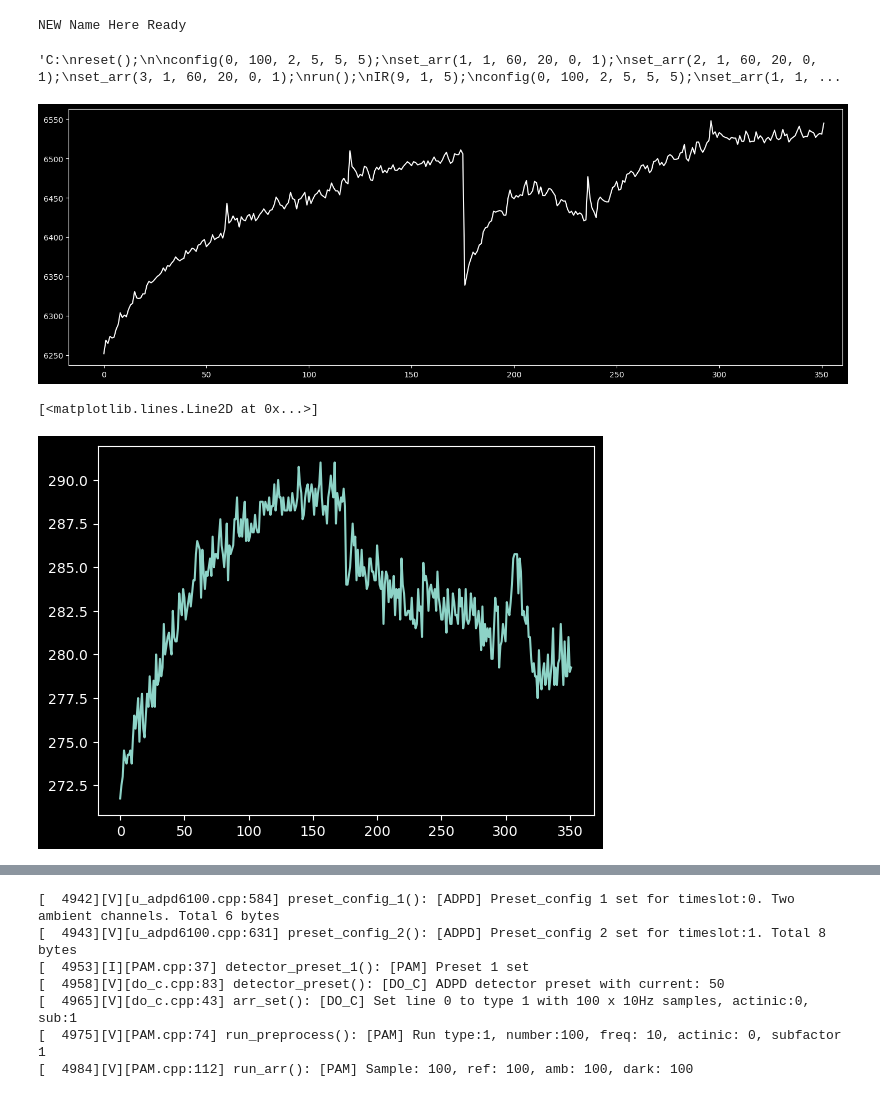
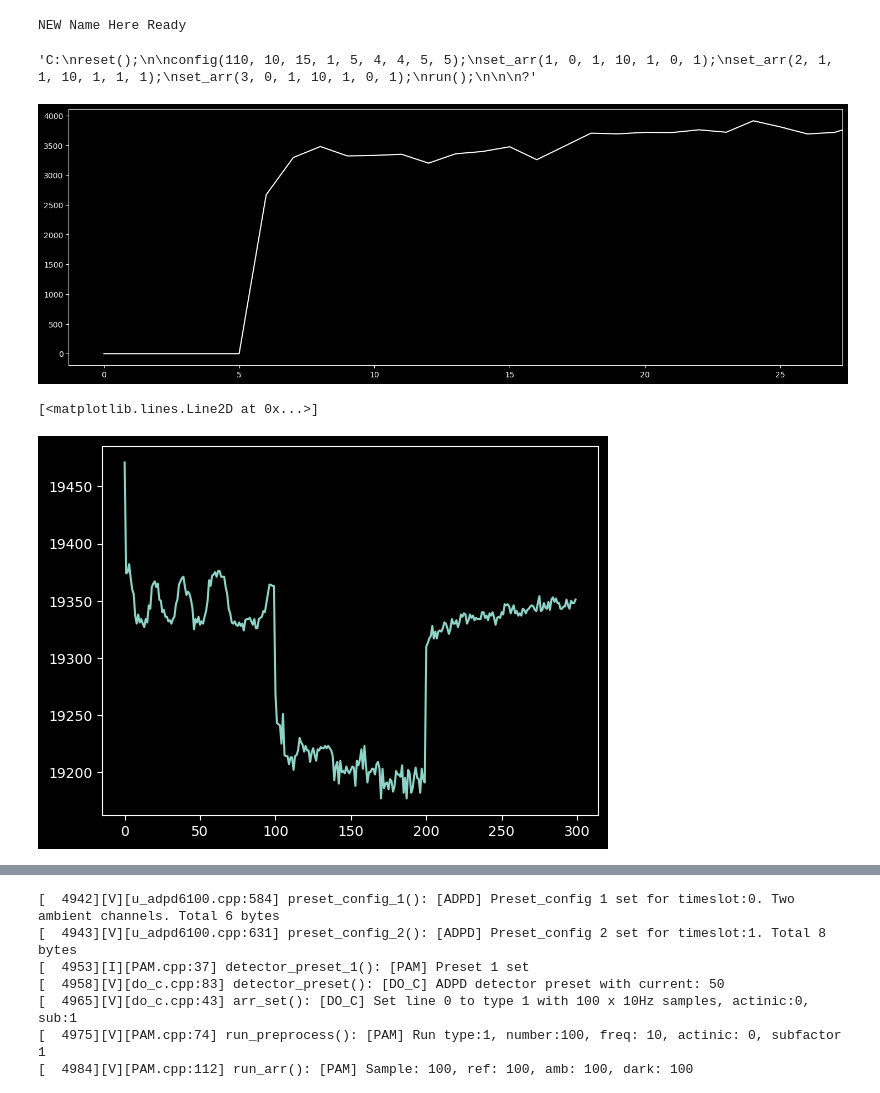
Before and after one commit to Jan-IngenHousz-Institute/ambit, a Jupyter notebook: sender.ipynb, the cells around one changed output, grey strips where cells are left out. Drawn from its saved outputs; the diff is of its cells as text; code cells hidden in the pictures.

```diff
--- a/sender.ipynb
+++ b/sender.ipynb
@@ -7,7 +7,7 @@ from IPython.display import clear_output, display
 
 plt.style.use('dark_background')
 # %%
-with serial.Serial("COM4", 115200, rtscts=False) as ser:
+with serial.Serial("/dev/tty.usbserial-54FC0365321", 115200, rtscts=False) as ser:
     ser.write(b'hello\n')
     l = ser.readline().decode()
     print(l)
@@ -17,26 +17,24 @@ NEW Name Here Ready
 cmd = '''
 reset();
 
-config(0, 100, 2, 5, 5, 5);
-set_arr(1, 1, 60, 20, 0, 1);
-set_arr(2, 1, 60, 20, 0, 1);
-set_arr(3, 1, 60, 20, 0, 1);
+config(110, 10, 15, 1, 5, 4, 4, 5, 5);
+set_arr(1, 0, 1, 10, 1, 0, 1);
+set_arr(2, 1, 1, 10, 1, 1, 1);
+set_arr(3, 0, 1, 10, 1, 0, 1);
 run();
-IR(9, 1, 5);
-config(0, 100, 2, 5, 5, 5);
-set_arr(1, 1, 60, 20, 0, 1);
-run();
+
+
 '''
 
 cmd_str = "C:" + cmd + "?"
 cmd_str
 # %% [output]
-'C:\nreset();\n\nconfig(0, 100, 2, 5, 5, 5);\nset_arr(1, 1, 60, 20, 0, 1);\nset_arr(2, 1, 60, 20, 0, 1);\nset_arr(3, 1, 60, 20, 0, 1);\nrun();\nIR(9, 1, 5);\nconfig(0, 100, 2, 5, 5, 5);\nset_arr(1, 1, ...
+'C:\nreset();\n\nconfig(110, 10, 15, 1, 5, 4, 4, 5, 5);\nset_arr(1, 0, 1, 10, 1, 0, 1);\nset_arr(2, 1, 1, 10, 1, 1, 1);\nset_arr(3, 0, 1, 10, 1, 0, 1);\nrun();\n\n\n?'
 # %%
 fig, ax = plt.subplots(1, 1, figsize = (18, 6))
 line = ax.plot([], 'w-')[0]
 outputs = ""
-with serial.Serial("COM31", 115200) as ser:
+with serial.Serial("/dev/tty.usbserial-54FC0365321", 115200) as ser:
     start_timer = time.time()
     ser.write(cmd_str.encode())
     arr = []
@@ -49,7 +47,7 @@ with serial.Serial("COM31", 115200) as ser:
             if l[0] == '[':
                 outputs += l + "\n"
             elif l[0].isdigit() and l[-1].isdigit():
-                if l.count(',') == 3:
+                if l.count(',') == 5:
                     _arr = np.fromstring(l, sep = ',', dtype=int).tolist()
                     arr.append(_arr)
                 else:
@@ -75,10 +73,10 @@ with serial.Serial("COM31", 115200) as ser:
 
 plt.show()
 # %% [output]
-[figure, old version]
+[figure, new version]
 # %%
-plt.plot(plot_arr[:, 0]/4)
+plt.plot(plot_arr[:, 1])
 #plt.plot(plot_arr[:, 1])
 # %% [output]
 [<matplotlib.lines.Line2D at 0x...>]
-[figure, old version]
+[figure, new version]
```
Also changed, not shown: parts of 1 cell of this notebook, 7 other files.
